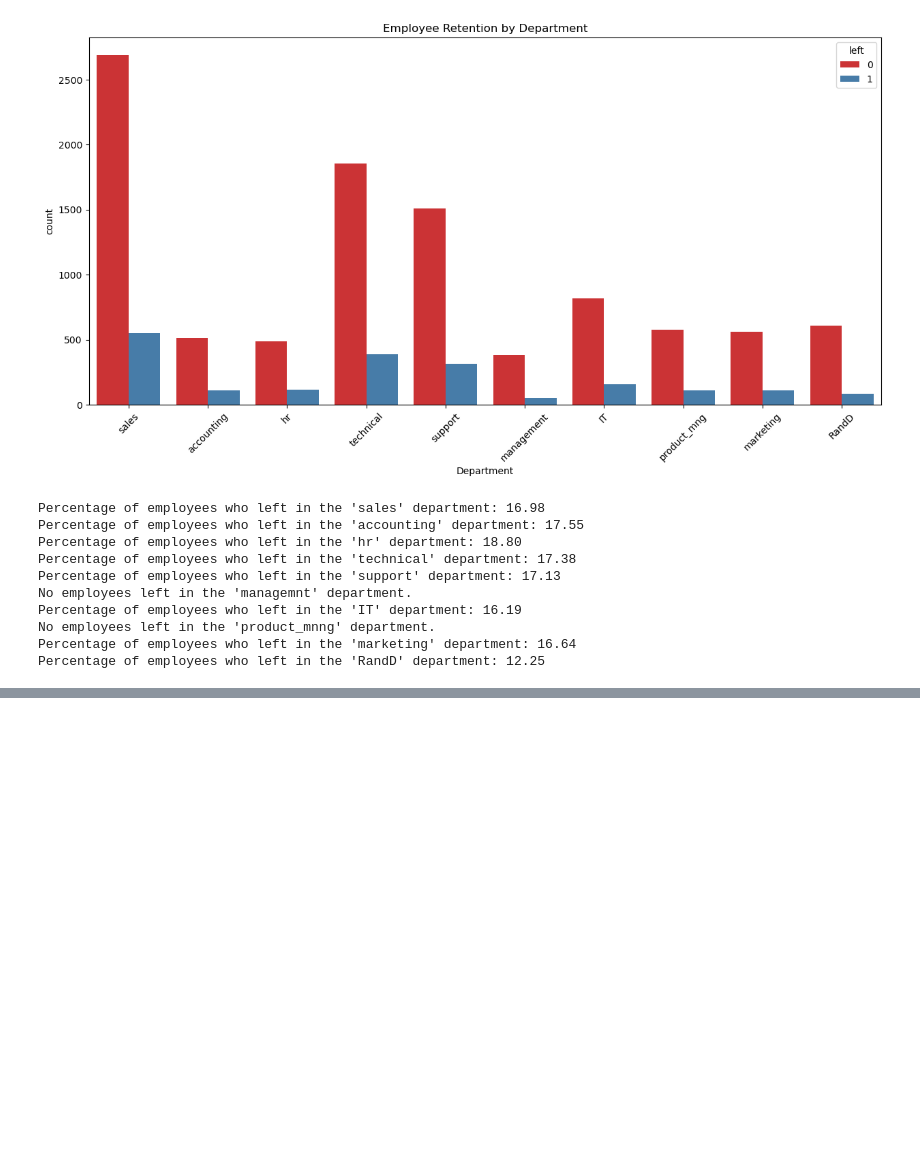
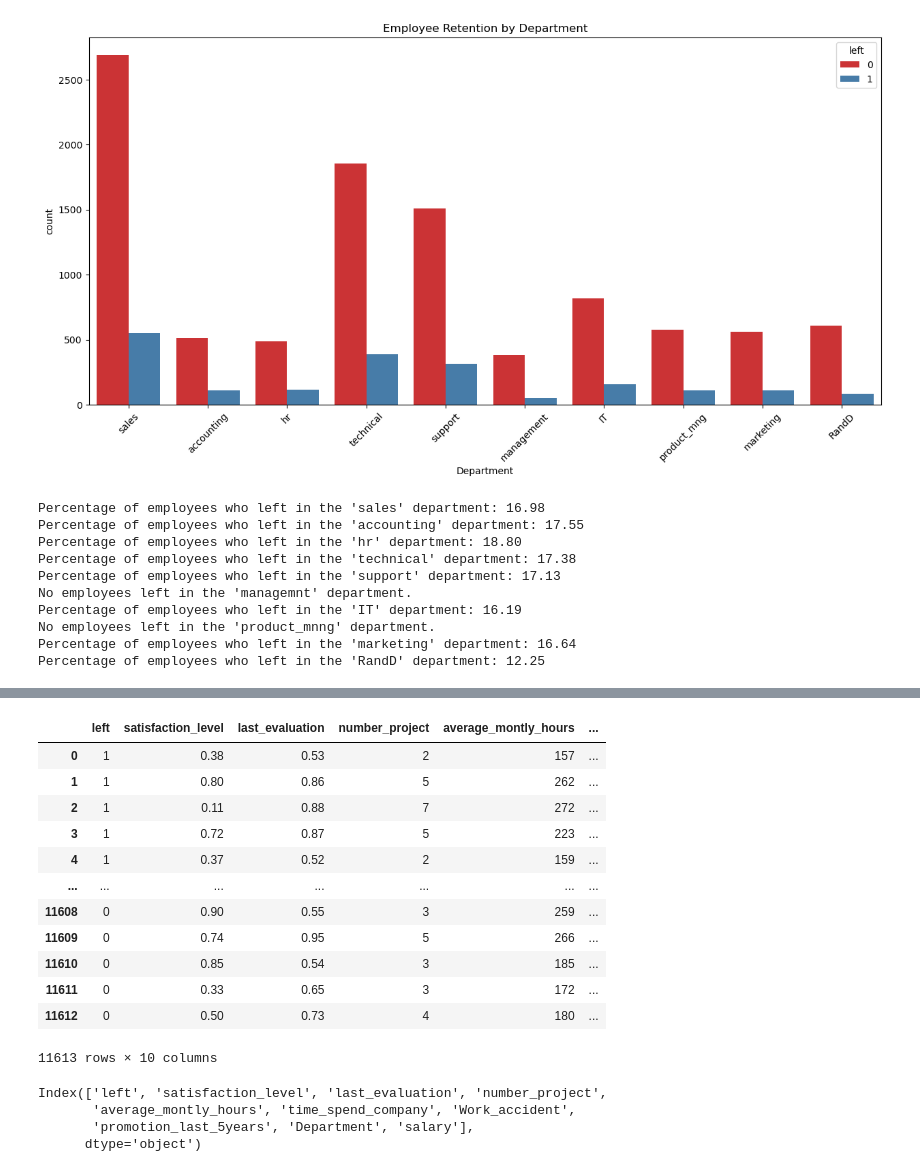
Before and after one commit to chuck-ankit/Python, a Jupyter notebook: Learning/08c_Logistic_Regression.ipynb, the cells around one changed output, grey strips where cells are left out. Cells and saved outputs as stored; diff of their text form; code cells hidden in the pictures; blank space fills up the shorter version.

```diff
--- a/Learning/08c_Logistic_Regression.ipynb
+++ b/Learning/08c_Logistic_Regression.ipynb
@@ -221,0 +335,31 @@ From our analysis, it shows that more employees are leaving the 'HR' department
+# %%
+dfN  = df.copy()
+# %%
+from sklearn.preprocessing import LabelEncoder
+encoder = LabelEncoder()
+
+dfN['Department'] = encoder.fit_transform(dfN['Department'])
+dfN['salary'] = encoder.fit_transform(dfN['salary'])
+# %%
+dfN
+# %% [output]
+|  | left | satisfaction_level | last_evaluation | number_project | average_montly_hours | ... |
+| 0 | 1 | 0.38 | 0.53 | 2 | 157 | ... |
+| 1 | 1 | 0.80 | 0.86 | 5 | 262 | ... |
+| 2 | 1 | 0.11 | 0.88 | 7 | 272 | ... |
+| 3 | 1 | 0.72 | 0.87 | 5 | 223 | ... |
+| 4 | 1 | 0.37 | 0.52 | 2 | 159 | ... |
+| ... | ... | ... | ... | ... | ... | ... |
+| 11608 | 0 | 0.90 | 0.55 | 3 | 259 | ... |
+| 11609 | 0 | 0.74 | 0.95 | 5 | 266 | ... |
+| 11610 | 0 | 0.85 | 0.54 | 3 | 185 | ... |
+| 11611 | 0 | 0.33 | 0.65 | 3 | 172 | ... |
+| 11612 | 0 | 0.50 | 0.73 | 4 | 180 | ... |
+11613 rows × 10 columns
+# %%
+dfN.columns
+# %% [output]
+Index(['left', 'satisfaction_level', 'last_evaluation', 'number_project',
+       'average_montly_hours', 'time_spend_company', 'Work_accident',
+       'promotion_last_5years', 'Department', 'salary'],
+      dtype='object')
```
Also changed, not shown: parts of 30 cells of this notebook, 1 other file.
